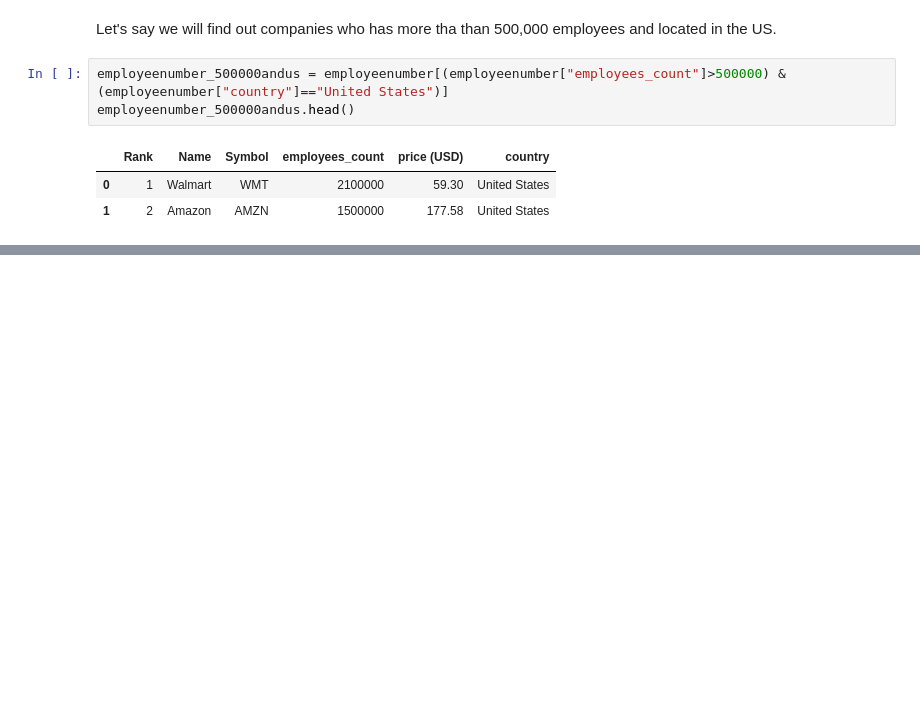
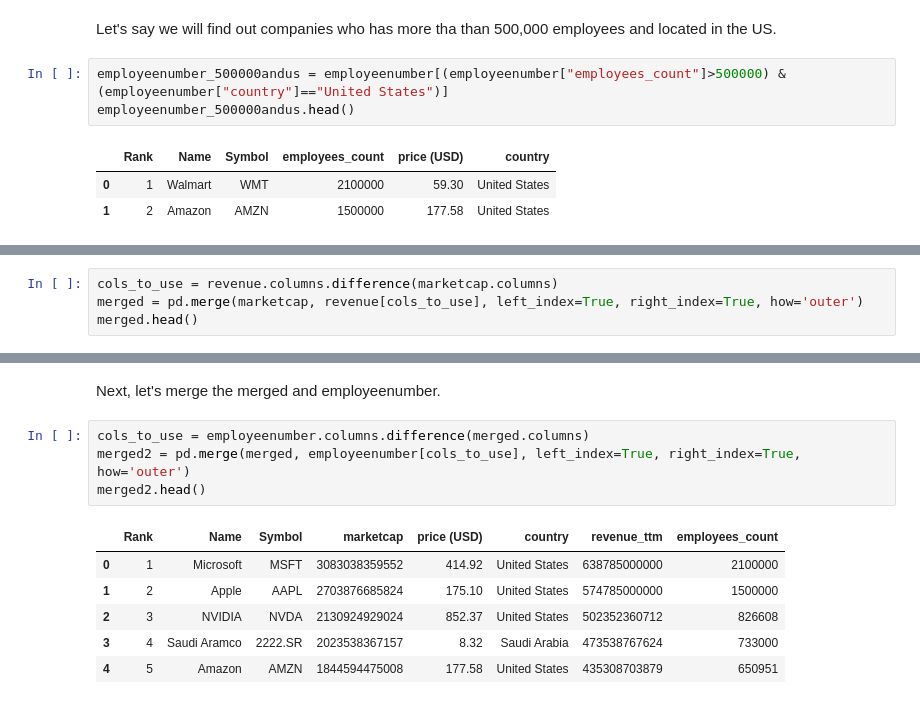
Before and after one commit to gheniabla/intro2ml, a Jupyter notebook: chapters/chapter2.ipynb, the cells around one changed output, grey strips where cells are left out. Drawn from its saved outputs; the diff is of its cells as text; blank space fills up the shorter version.

```diff
--- a/chapters/chapter2.ipynb
+++ b/chapters/chapter2.ipynb
@@ -227,0 +254,4 @@ employeenumber_500000andus.head()
+# %%
+cols_to_use = revenue.columns.difference(marketcap.columns)
+merged = pd.merge(marketcap, revenue[cols_to_use], left_index=True, right_index=True, how='outer')
+merged.head()
@@ -227,0 +265,13 @@ employeenumber_500000andus.head()
+# %% [markdown]
+Next, let's merge the merged and employeenumber.
+# %%
+cols_to_use = employeenumber.columns.difference(merged.columns)
+merged2 = pd.merge(merged, employeenumber[cols_to_use], left_index=True, right_index=True, how='outer')
+merged2.head()
+# %% [output]
+|  | Rank | Name | Symbol | marketcap | price (USD) | country | revenue_ttm | employees_count |
+| 0 | 1 | Microsoft | MSFT | 3083038359552 | 414.92 | United States | 638785000000 | 2100000 |
+| 1 | 2 | Apple | AAPL | 2703876685824 | 175.10 | United States | 574785000000 | 1500000 |
+| 2 | 3 | NVIDIA | NVDA | 2130924929024 | 852.37 | United States | 502352360712 | 826608 |
+| 3 | 4 | Saudi Aramco | 2222.SR | 2023538367157 | 8.32 | Saudi Arabia | 473538767624 | 733000 |
+| 4 | 5 | Amazon | AMZN | 1844594475008 | 177.58 | United States | 435308703879 | 650951 |
```
Also changed, not shown: parts of 8 cells of this notebook.
